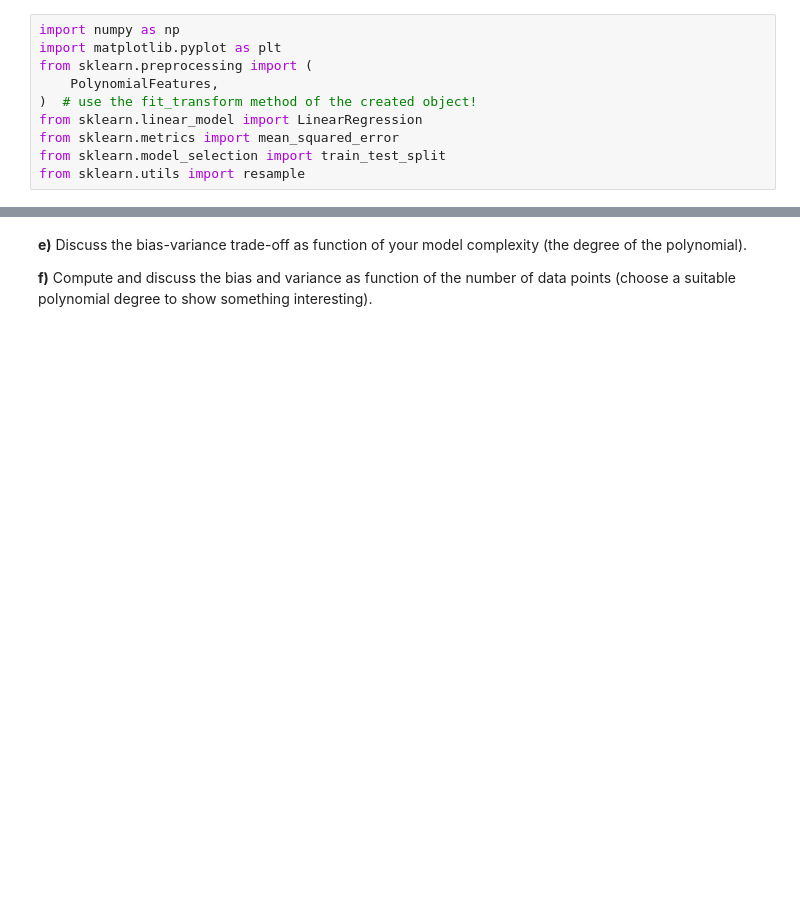
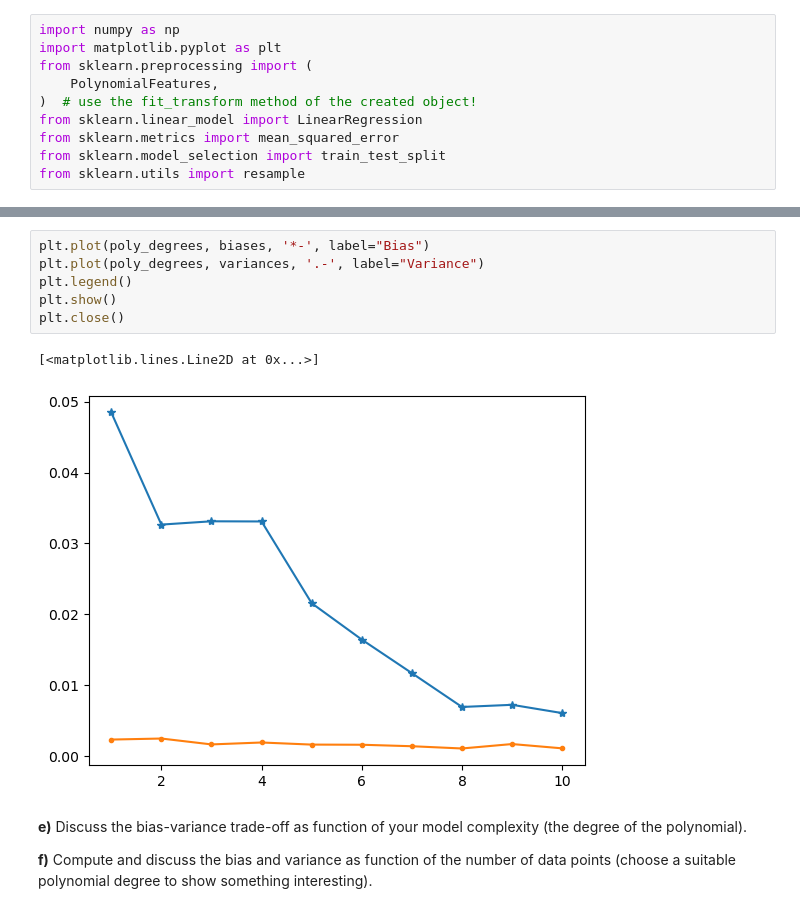
Before and after one commit to johnmagj/FYS-STK4155, a Jupyter notebook: Week38/exercises_week38.ipynb, the cells around one changed output, grey strips where cells are left out. Drawn from its saved outputs; the diff is of its cells as text; blank space fills up the shorter version.

```diff
--- a/Week38/exercises_week38.ipynb
+++ b/Week38/exercises_week38.ipynb
@@ -355,3 +470,12 @@ mses = []
+# %%
+plt.plot(poly_degrees, biases, '*-', label="Bias")
+plt.plot(poly_degrees, variances, '.-', label="Variance")
+plt.legend()
+plt.show()
+plt.close()
+# %% [output]
+[<matplotlib.lines.Line2D at 0x...>]
+[figure, added]
 # %% [markdown]
 **e)** Discuss the bias-variance trade-off as function of your model complexity (the degree of the polynomial).
 
```
Also changed, not shown: parts of 32 cells of this notebook, 1 other file.
